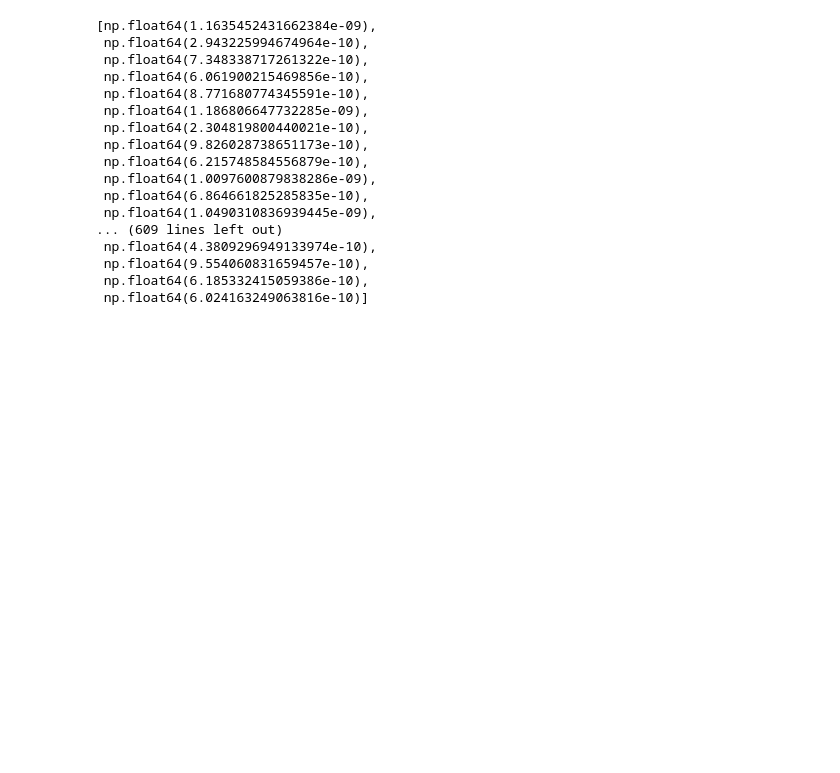
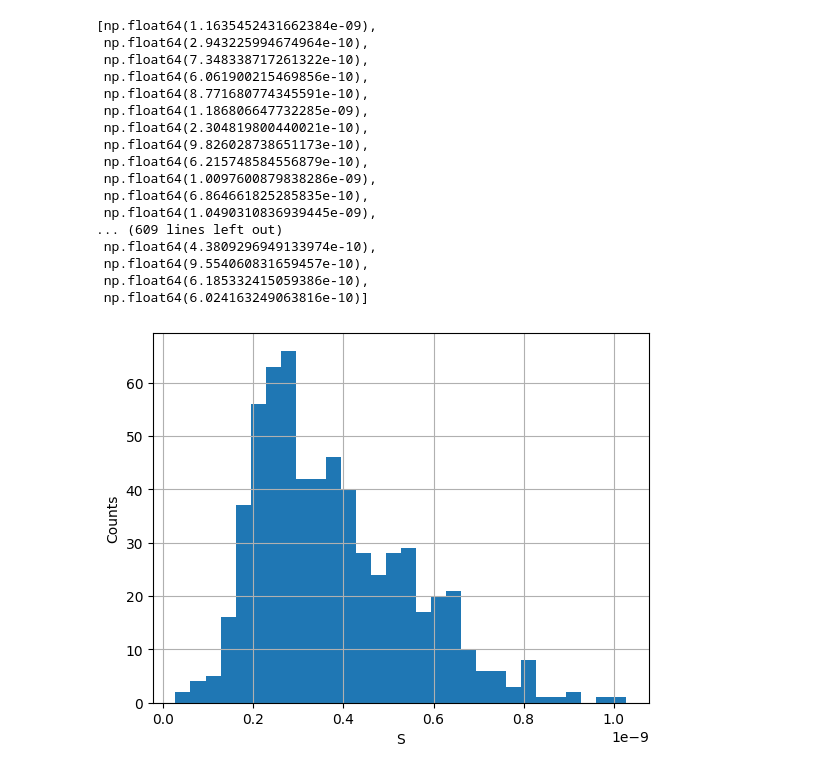
Before and after one commit to jijinbei/QuarkPhy, a Jupyter notebook: Vplot/src/vplot/vplot.ipynb, the cells around one changed output. Saved outputs shown, nothing was run; the diff lists cells and outputs as text; code cells hidden in the pictures; blank space fills up the shorter version.

```diff
--- a/Vplot/src/vplot/vplot.ipynb
+++ b/Vplot/src/vplot/vplot.ipynb
@@ -455,3 +453,12 @@ muon_S
  np.float64(9.554060831659457e-10),
  np.float64(6.185332415059386e-10),
  np.float64(6.024163249063816e-10)]
+# %%
+fig, ax = plt.subplots()
+ax.hist(electon_S, bins=bin_num, label="Electon")
+ax.set_xlabel("S")
+ax.set_ylabel("Counts")
+ax.grid()
+plt.show()
+# %% [output]
+[figure, added]
```
Also changed, not shown: parts of 5 cells of this notebook, 10 other files.
